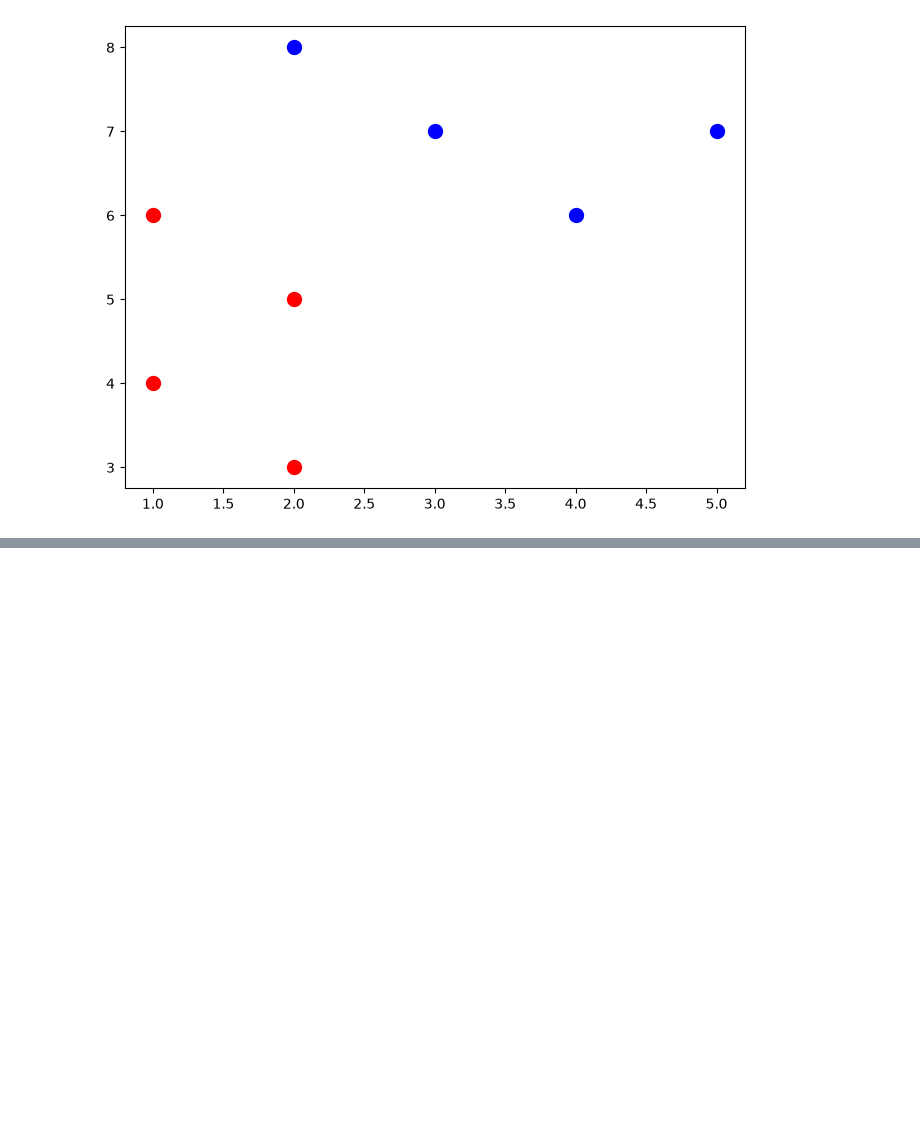
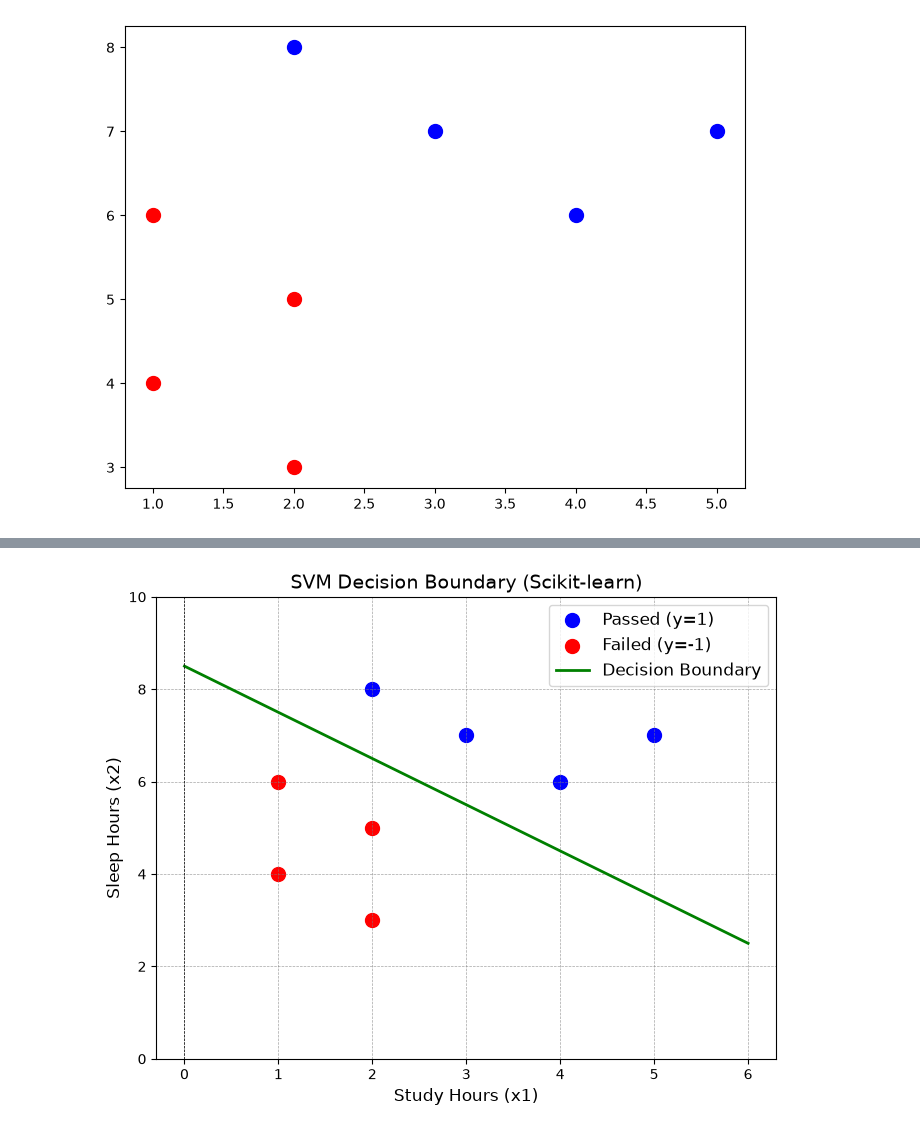
Before and after one commit to ranggadian2006/housing_raw, a Jupyter notebook: SVM.ipynb, the cells around one changed output, grey strips where cells are left out. Saved outputs shown, nothing was run; the diff lists cells and outputs as text; code cells hidden in the pictures; blank space fills up the shorter version.

```diff
--- a/SVM.ipynb
+++ b/SVM.ipynb
@@ -46,0 +105,42 @@ plt.scatter(x1[y == -1], x2[y == -1], color='red', label='Failed (y=-1)', s=100)
+# %%
+import numpy as np
+import matplotlib.pyplot as plt
+from sklearn import svm
+
+# Dataset (same as the one we used earlier)
+x1 = np.array([2, 1, 3, 1, 4, 2, 5, 2]) # Study Hours
+x2 = np.array([8, 6, 7, 4, 6, 5, 7, 3]) # Sleep Hours
+y = np.array([1, -1, 1, -1, 1, -1, 1, -1]) # Passed Exam
+
+# Reshaping data to match the required input format
+X = np.column_stack((x1, x2))
+
+# Create and fit the SVM model
+clf = svm.SVC(kernel='linear') # Linear kernel
+clf.fit(X, y)
+
+# Get the decision boundary (hyperplane)
+w = clf.coef_[0]
+b = clf.intercept_[0]
+
+# Plotting the dataset points
+plt.figure(figsize=(8, 6))
+plt.scatter(x1[y == 1], x2[y == 1], color='blue', label='Passed (y=1)', s=100)
+plt.scatter(x1[y == -1], x2[y == -1], color='red', label='Failed (y=-1)', s=100)
+
+# Plot decision boundary
+x1_range = np.linspace(0, 6, 100)
+decision_boundary = -(w[0] * x1_range + b) / w[1]
+plt.plot(x1_range, decision_boundary, color='green', label='Decision Boundary', linewidth=2)
+
+plt.title('SVM Decision Boundary (Scikit-learn)', fontsize=14)
+plt.xlabel('Study Hours (x1)', fontsize=12)
+plt.ylabel('Sleep Hours (x2)', fontsize=12)
+plt.axhline(0, color='black', linewidth=0.5, linestyle='--')
+plt.axvline(0, color='black', linewidth=0.5, linestyle='--')
+plt.grid(color='gray', linestyle='--', linewidth=0.5, alpha=0.7)
+plt.legend(fontsize=12)
+plt.ylim(0, 10)
+plt.show()
+# %% [output]
+[figure, added]
```
Also changed, not shown: parts of 2 cells of this notebook.
